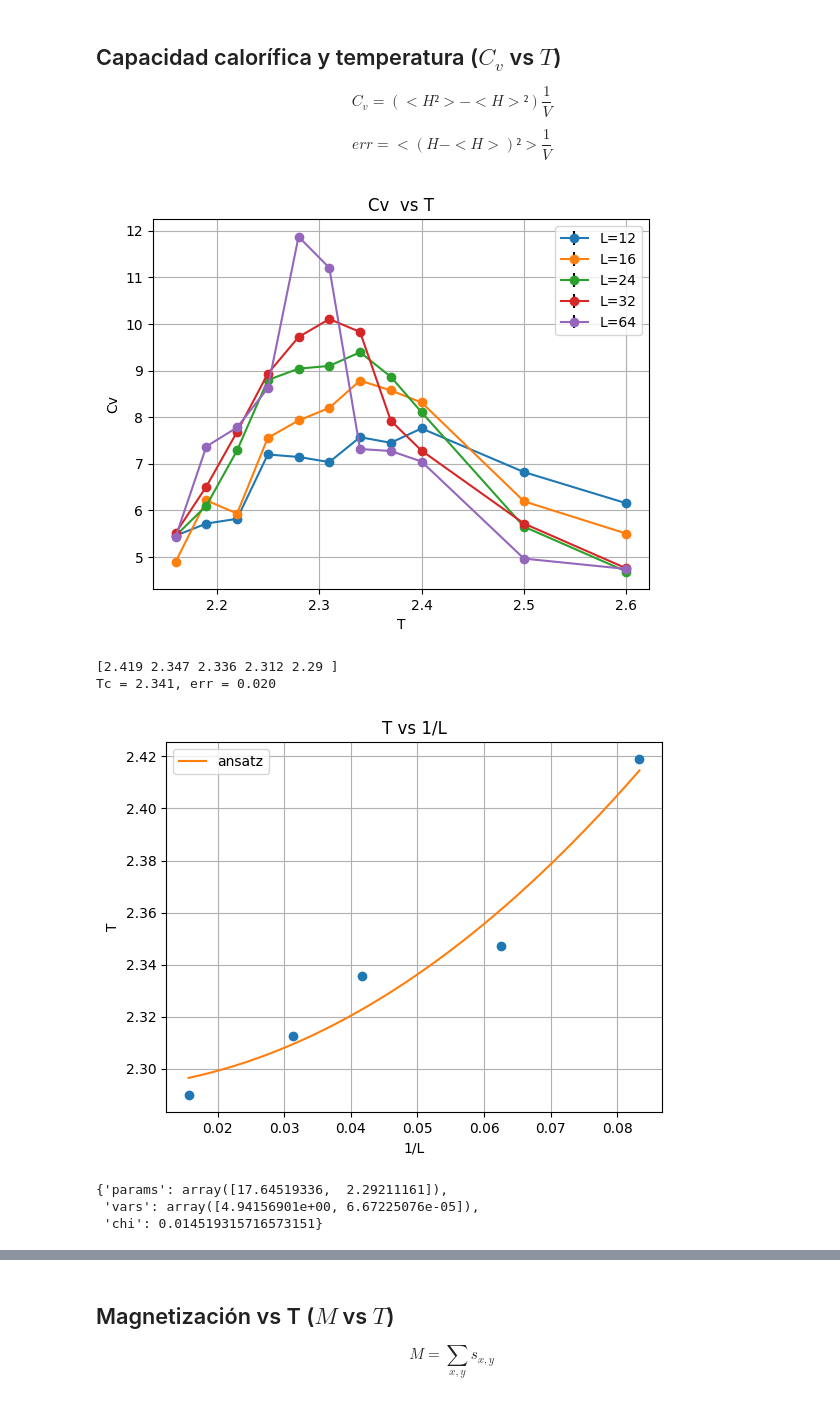
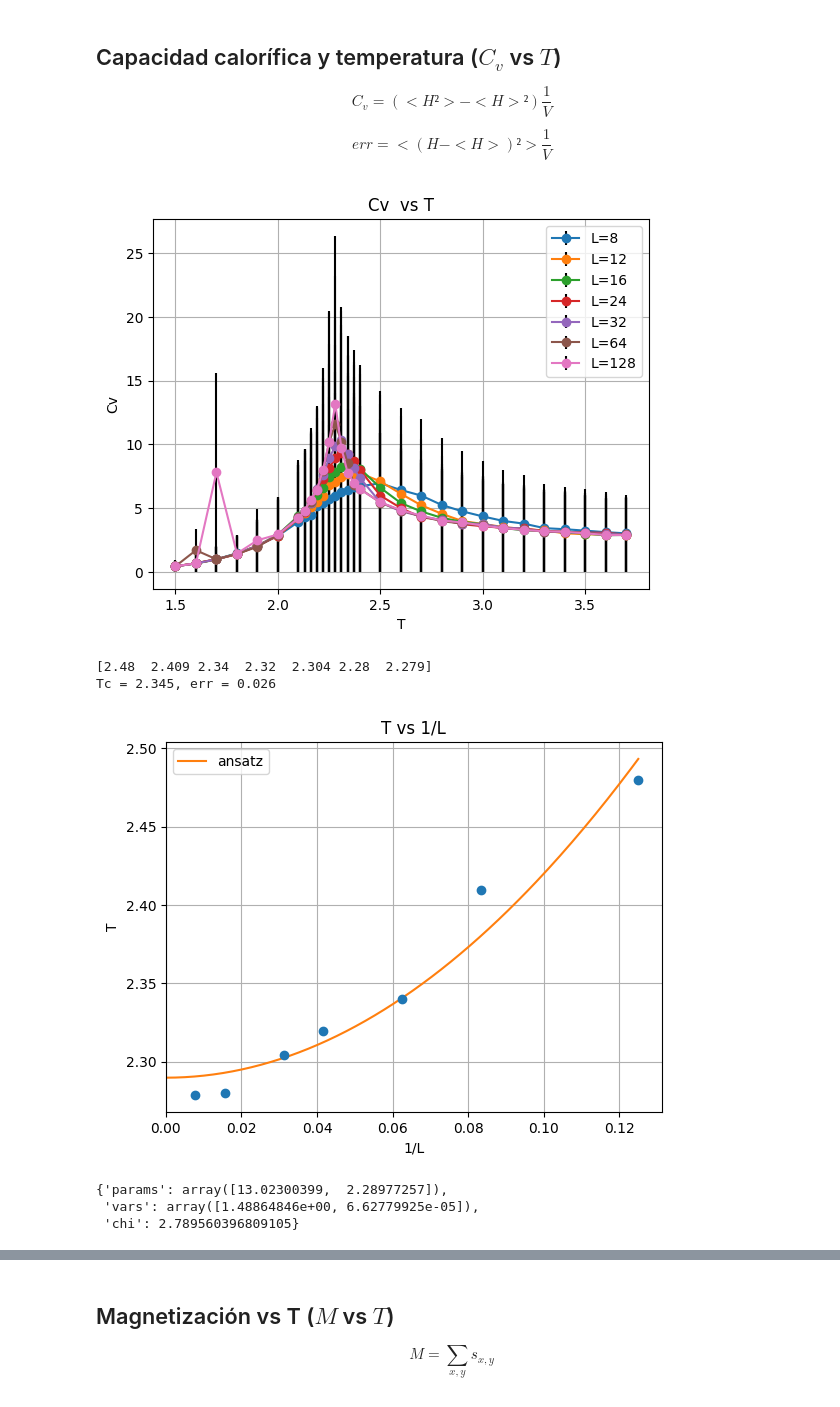
Before and after one commit to SoyAgustin/QF-Path-Integral, a Jupyter notebook: Notebooks_Py/ising.ipynb, the cells around one changed output, grey strips where cells are left out. Saved outputs shown, nothing was run; the diff lists cells and outputs as text; code cells hidden in the pictures.

```diff
--- a/Notebooks_Py/ising.ipynb
+++ b/Notebooks_Py/ising.ipynb
@@ -89,8 +89,8 @@ def info_dict(T,L,start = "hot"):
     mean_M2 = (M**2).mean()
 
     Cv = (mean_H2 - mean_H**2)/L**2
-    #stderr_cv = ((H - mean_H)**2).mean()/L**2
-    stderr_cv = jackknife_error(H,L)
+    stderr_cv = ((H - mean_H)**2).mean()/L**2
+    #stderr_cv = jackknife_error(H,L)
 
     m = M.abs().mean()/L**2
     stderr_m = np.sqrt(M.abs().var()/len(M))/L**2
@@ -201,7 +201,7 @@ for T in T_values:
 # %% [markdown]
 ## Densidad de energía y temperatura  ($\frac{<H>}{V}$ vs T)
 # %%
-L_values = [8,12,16,24,32,64,128][-3:]
+L_values = [8,12,16,24,32,64,128][:]
 
 T_i = 1.5
 T_f = 3.8
@@ -237,10 +237,10 @@ $$C_v = (<H²>-<H>²)\frac{1}{V}$$
 
 $$err = <(H-<H>)²>\frac{1}{V} $$
 # %%
-L_values = np.array([8,12,16,24,32,64,128])[1:-1]
+L_values = np.array([8,12,16,24,32,64,128])[:]
 
-T_i = 2.16
-T_f = 2.7
+T_i = 1.5
+T_f = 3.8
 
 plt.title("Cv  vs T")
 plt.grid()
@@ -272,41 +272,42 @@ for L in L_values:
 plt.legend()
 plt.show()
 
 cvmax = np.array(cvmax)
 Tc = np.array(Tc)
 
 print(f"{Tc.round(3)}")
 print("Tc = %0.3f, err = %0.3f"%(Tc.mean(),np.sqrt(Tc.var()/len(Tc))))
 
 #extrapolacion
 
 def ansatz(x,a,b):
     return a*x**2+b
 
-xans = np.linspace((1/L_values).min(),(1/L_values).max(),200)
+xans = np.linspace(0,(1/L_values).max(),200)
 
 dic = adjust(1/L_values,Tc,ansatz=ansatz)
 
 
 plt.errorbar(1/L_values,Tc,ls="",marker="o")
 plt.plot(xans,ansatz(xans,*dic["params"]),label = "ansatz")
 
+plt.xlim(xans.min(),xans.max()+.05*xans.max())
 plt.title("T vs 1/L")
 plt.ylabel("T")
 plt.xlabel("1/L")
 plt.legend()
 plt.grid()
 plt.show()
 
 dic
 # %% [output]
-[figure, old version]
+[figure, new version]
-[2.419 2.347 2.336 2.312 2.29 ]
-Tc = 2.341, err = 0.020
+[2.48  2.409 2.34  2.32  2.304 2.28  2.279]
+Tc = 2.345, err = 0.026
-[figure, old version]
+[figure, new version]
-{'params': array([17.64519336,  2.29211161]),
- 'vars': array([4.94156901e+00, 6.67225076e-05]),
- 'chi': 0.014519315716573151}
+{'params': array([13.02300399,  2.28977257]),
+ 'vars': array([1.48864846e+00, 6.62779925e-05]),
+ 'chi': 2.789560396809105}
 # %%
 max_ind = y.argmax()
 yl = [y[max_ind-1],y[max_ind],y[max_ind+1]]
```
Also changed, not shown: parts of 7 cells of this notebook, 1 other file.
